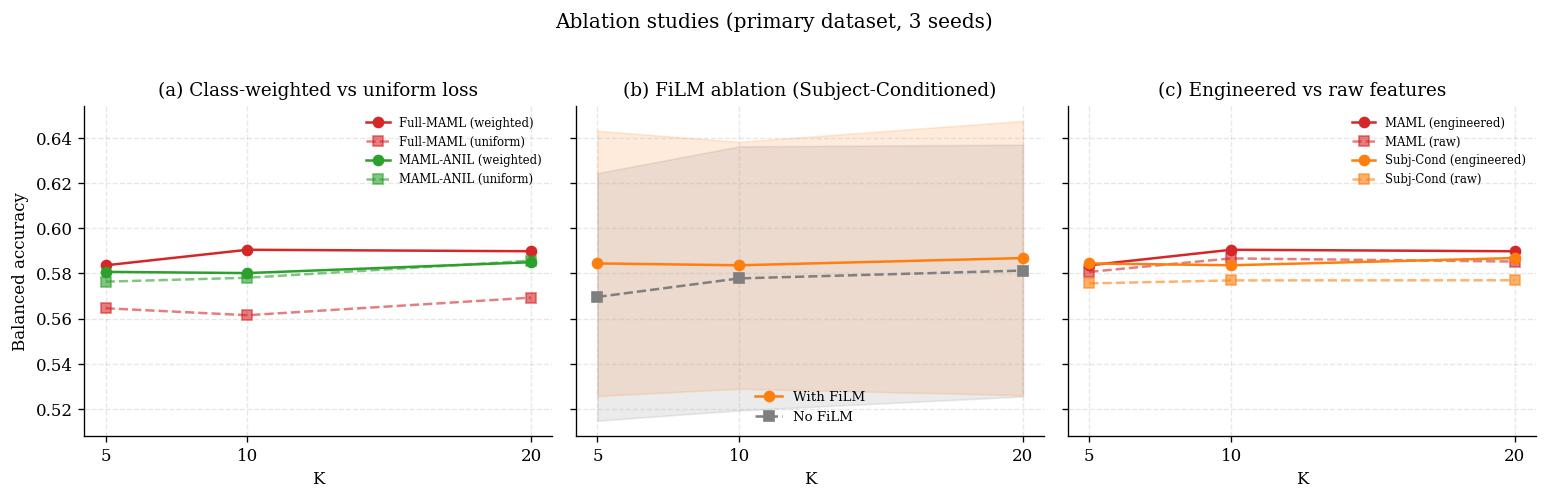
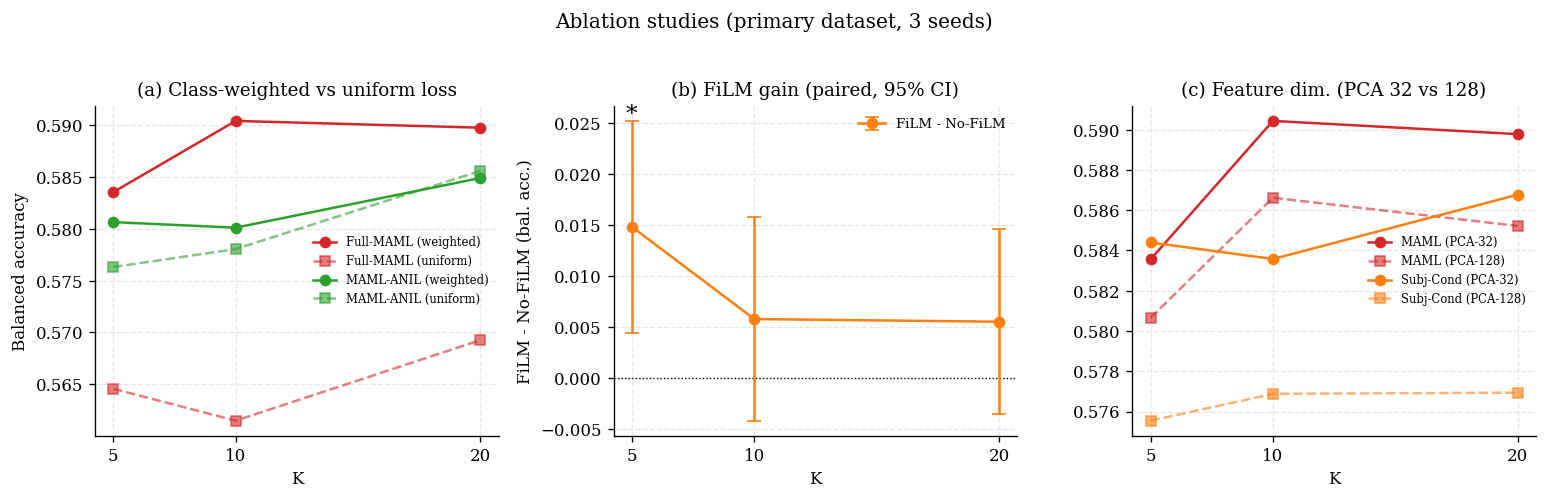
The change to this notebook cell's code, shown as a diff; its figure went from the first image to the second:
--- before
+++ after
@@ -11,5 +11,5 @@
 
 def fig_ablations(metric='balanced_accuracy', fname='fig4_ablations'):
-    fig, axes = plt.subplots(1, 3, figsize=(13, 4), sharey=True)
+    fig, axes = plt.subplots(1, 3, figsize=(13, 4), sharey=False)
     x = np.arange(len(KS))
     bw = 0.38
@@ -33,17 +33,21 @@
     ax.set_ylabel('Balanced accuracy')
 
-    # (b) FiLM
-    fl = load_combined(FILM_DIR)
+    # (b) FiLM -- PAIRED difference (FiLM - No-FiLM) with 95% CI; matches the
+    # within-subject Wilcoxon test (marginal CIs would misleadingly overlap).
     ax = axes[1]
-    if fl is not None:
-        a = _combined_means(fl, 'SubjectConditioned', metric)
-        b = _combined_means(fl, 'SubjectConditioned_NoFiLM', metric)
-        ax.plot(KS, [a[k][0] for k in KS], '-o', color='#ff7f0e', label='With FiLM')
-        ax.fill_between(KS, [a[k][0]-a[k][1] for k in KS],
-                        [a[k][0]+a[k][1] for k in KS], color='#ff7f0e', alpha=0.15)
-        ax.plot(KS, [b[k][0] for k in KS], '--s', color='#7f7f7f', label='No FiLM')
-        ax.fill_between(KS, [b[k][0]-b[k][1] for k in KS],
-                        [b[k][0]+b[k][1] for k in KS], color='#7f7f7f', alpha=0.15)
-    ax.set_title('(b) FiLM ablation (Subject-Conditioned)')
+    md=[]; lo=[]; hi=[]
+    for k in KS:
+        A=load_per_subject(FILM_DIR,'SubjectConditioned',k,metric)
+        B=load_per_subject(FILM_DIR,'SubjectConditioned_NoFiLM',k,metric)
+        subs=sorted(set(A)&set(B)); d=np.array([A[s]-B[s] for s in subs])
+        m=d.mean(); h=1.96*d.std(ddof=1)/np.sqrt(len(d))
+        md.append(m); lo.append(m-h); hi.append(m+h)
+    md=np.array(md)
+    ax.axhline(0, color='k', lw=0.8, ls=':')
+    ax.errorbar(KS, md, yerr=[md-np.array(lo), np.array(hi)-md], fmt='-o',
+                color='#ff7f0e', capsize=4, label='FiLM - No-FiLM')
+    ax.annotate('*', xy=(KS[0], hi[0]), ha='center', fontsize=14)
+    ax.set_title('(b) FiLM gain (paired, 95% CI)')
+    ax.set_ylabel('FiLM - No-FiLM (bal. acc.)')
     ax.set_xlabel('K'); ax.set_xticks(KS); ax.legend(fontsize=8)
 
@@ -53,8 +57,8 @@
                     'SubjectConditioned', 'SubjectConditioned-Raw']
     feat = load_aggregate(FEAT_DIR, feat_methods, metric)
-    style = {'Full-MAML': ('-o', '#d62728', 'MAML (engineered)'),
-             'Full-MAML-Raw': ('--s', '#d62728', 'MAML (raw)'),
-             'SubjectConditioned': ('-o', '#ff7f0e', 'Subj-Cond (engineered)'),
-             'SubjectConditioned-Raw': ('--s', '#ff7f0e', 'Subj-Cond (raw)')}
+    style = {'Full-MAML': ('-o', '#d62728', 'MAML (PCA-32)'),
+             'Full-MAML-Raw': ('--s', '#d62728', 'MAML (PCA-128)'),
+             'SubjectConditioned': ('-o', '#ff7f0e', 'Subj-Cond (PCA-32)'),
+             'SubjectConditioned-Raw': ('--s', '#ff7f0e', 'Subj-Cond (PCA-128)')}
     for m in feat_methods:
         sub = feat[feat.method == m].sort_values('k')
@@ -64,5 +68,5 @@
         alpha = 0.6 if '--' in ls else 1.0
         ax.plot(sub['k'], sub['mean'], ls, color=col, alpha=alpha, label=lab)
-    ax.set_title('(c) Engineered vs raw features')
+    ax.set_title('(c) Feature dim. (PCA 32 vs 128)')
     ax.set_xlabel('K'); ax.set_xticks(KS); ax.legend(fontsize=7)
 

Commit: Revise paper per final review: replication framing, per-method table, stats fixes